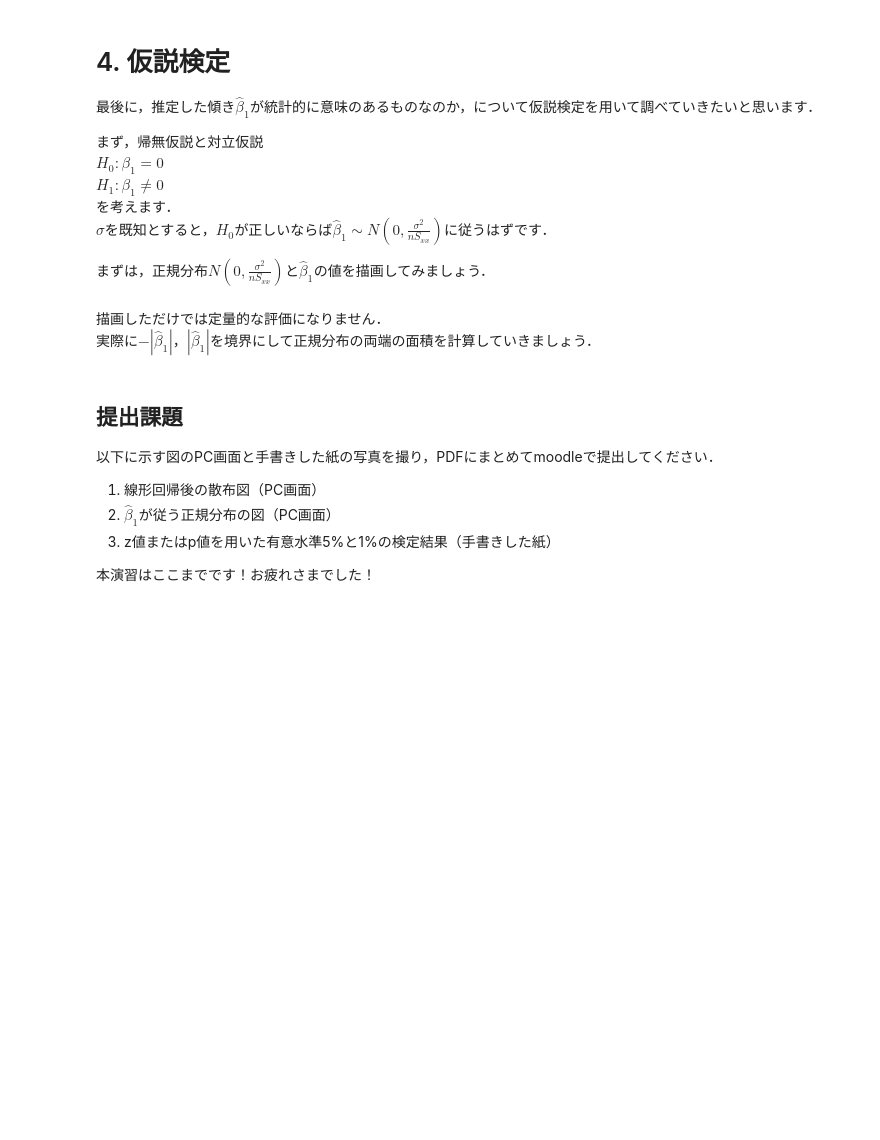
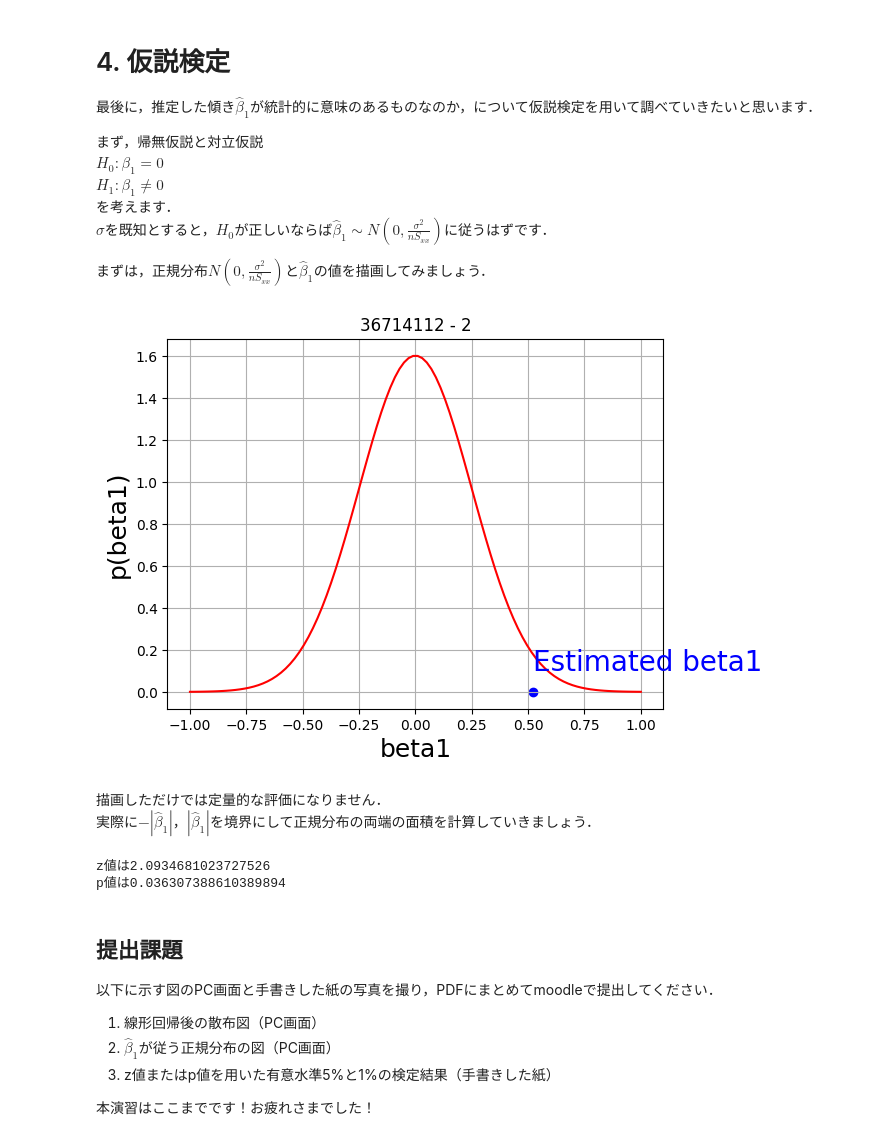
Before and after one commit to shotaro27/introDS, a Jupyter notebook: IntroDS_01_linear_regression.ipynb, the cells around one changed output. Saved outputs shown, nothing was run; the diff lists cells and outputs as text; code cells hidden in the pictures; blank space fills up the shorter version.

```diff
--- a/IntroDS_01_linear_regression.ipynb
+++ b/IntroDS_01_linear_regression.ipynb
@@ -109,33 +110,39 @@ $\sigma$を既知とすると，$H_0$が正しいならば$\hat{\beta}_1 \sim N(
 # %%
 #@title 傾きの推定量が従う正規分布の描画
 %matplotlib inline
 
 sigma = 1.0 # sigmaは既知
-var_beta1 = # 傾きの推定量の分散【追記が必要です】
+var_beta1 = (sigma ** 2) / (n * var_x) # 傾きの推定量の分散【追記が必要です】
 
 t  = np.linspace(-1.0, 1.0, 100)
 pt = 1/np.sqrt(2*np.pi*var_beta1)*np.exp(-0.5/var_beta1*(t**2))
 
-plt.plot(t, pt)
+plt.plot(t, pt, color="red")
 plt.xlabel('beta1', fontsize=18)
 plt.ylabel('p(beta1)', fontsize=18)
+plt.title('36714112 - 2')
 plt.grid(True)
 
-plt.scatter(beta1, 0, color="red")
-plt.text(beta1, 0.1, "Estimated beta1", size=20, color="red")
+plt.scatter(beta1, 0, color="blue")
+plt.text(beta1, 0.1, "Estimated beta1", size=20, color="blue")
 
 plt.show()
+# %% [output]
+[figure, added]
 # %% [markdown]
 描画しただけでは定量的な評価になりません．<br>
 実際に$-|\hat{\beta}_1|$，$|\hat{\beta}_1|$を境界にして正規分布の両端の面積を計算していきましょう．
 # %%
 from scipy.stats import norm
 
-z_value = # beta1の値を正規化【追記が必要です】
-p_value = # p値を計算【追記が必要です】
+z_value = beta1 / np.sqrt(var_beta1)
+p_value = 2 * norm.cdf(-np.abs(z_value))
 
 print("z値は" + str(z_value))
 print("p値は" + str(p_value))
+# %% [output]
+z値は2.0934681023727526
+p値は0.036307388610389894
 # %% [markdown]
 ## 提出課題
 以下に示す図のPC画面と手書きした紙の写真を撮り，PDFにまとめてmoodleで提出してください．
```
Also changed, not shown: parts of 1 cell of this notebook.
